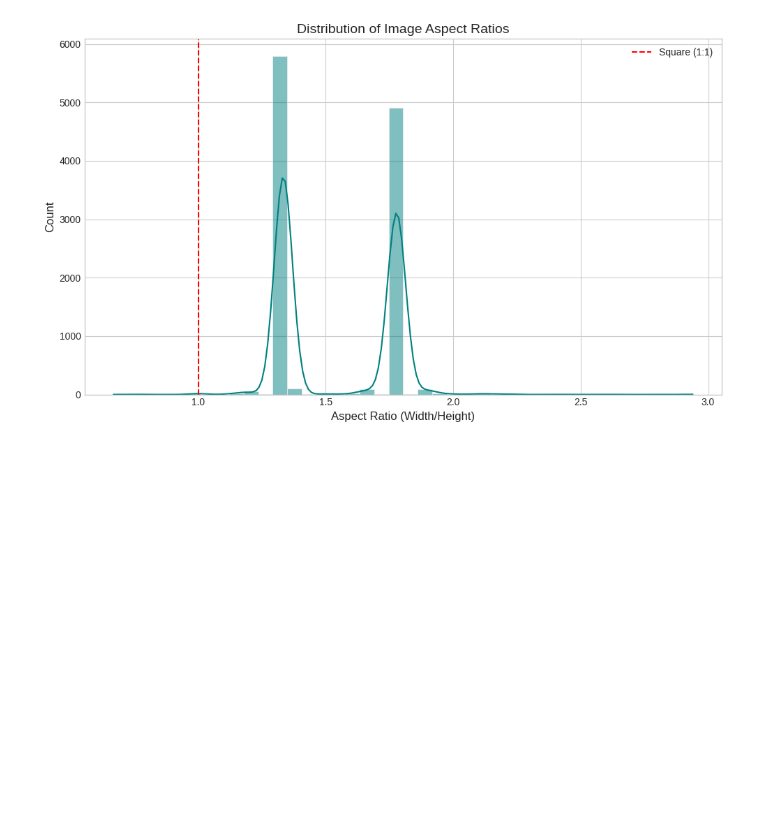
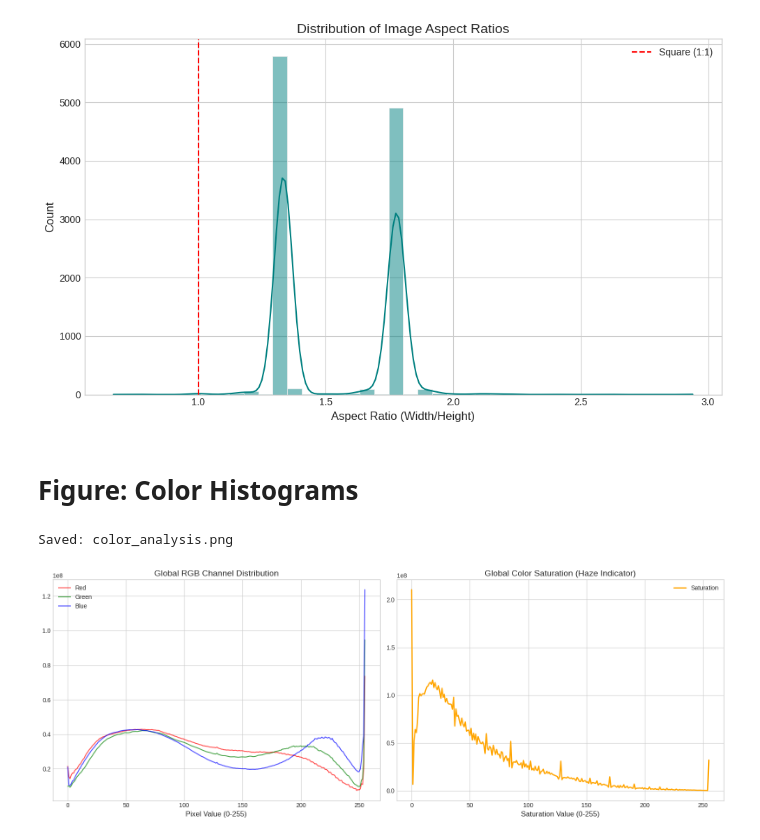
Before and after one commit to Shovon198915/CSE475, a Jupyter notebook: Project_Code/task1.ipynb, the cells around one changed output. Drawn from its saved outputs; the diff is of its cells as text; code cells hidden in the pictures; blank space fills up the shorter version.

Commit message:
Color Histograms

```diff
--- a/Project_Code/task1.ipynb
+++ b/Project_Code/task1.ipynb
@@ -168,3 +168,25 @@ print("Saved: aspect_ratio_dist.png")
 # %% [output]
 Saved: aspect_ratio_dist.png
 [figure]
+# %% [markdown]
+# Figure: Color Histograms
+# %%
+fig, (ax1, ax2) = plt.subplots(1, 2, figsize=(16, 6))
+# RGB
+ax1.plot(rgb_hists[0], color='red', alpha=0.7, label='Red')
+ax1.plot(rgb_hists[1], color='green', alpha=0.7, label='Green')
+ax1.plot(rgb_hists[2], color='blue', alpha=0.7, label='Blue')
+ax1.set_title('Global RGB Channel Distribution', fontsize=14)
+ax1.set_xlabel('Pixel Value (0-255)')
+ax1.legend()
+# HSV Saturation
+ax2.plot(hsv_hists[1], color='orange', linewidth=2, label='Saturation')
+ax2.set_title('Global Color Saturation (Haze Indicator)', fontsize=14)
+ax2.set_xlabel('Saturation Value (0-255)')
+ax2.legend()
+plt.tight_layout()
+plt.savefig('color_analysis.png', dpi=300)
+print("Saved: color_analysis.png")
+# %% [output]
+Saved: color_analysis.png
+[figure, added]
```
